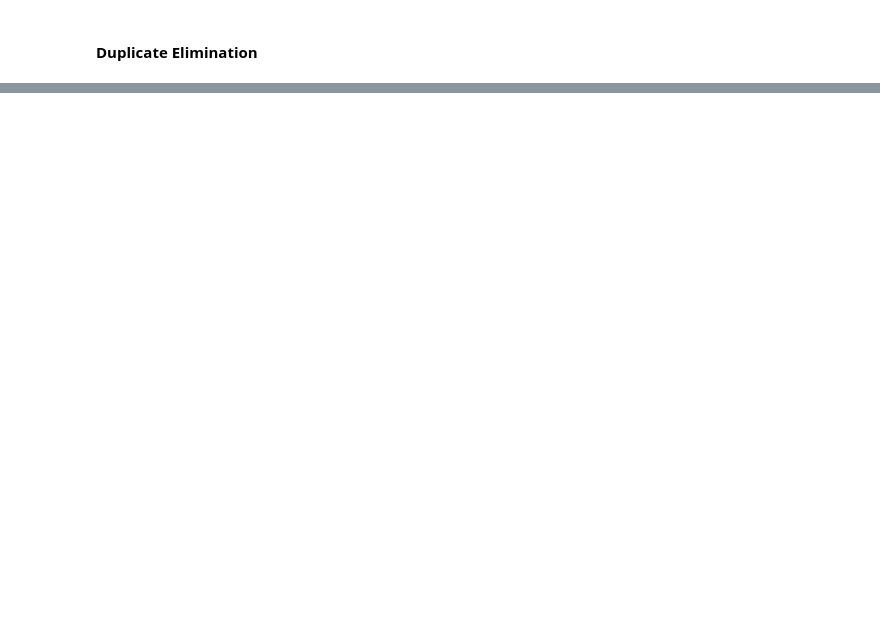
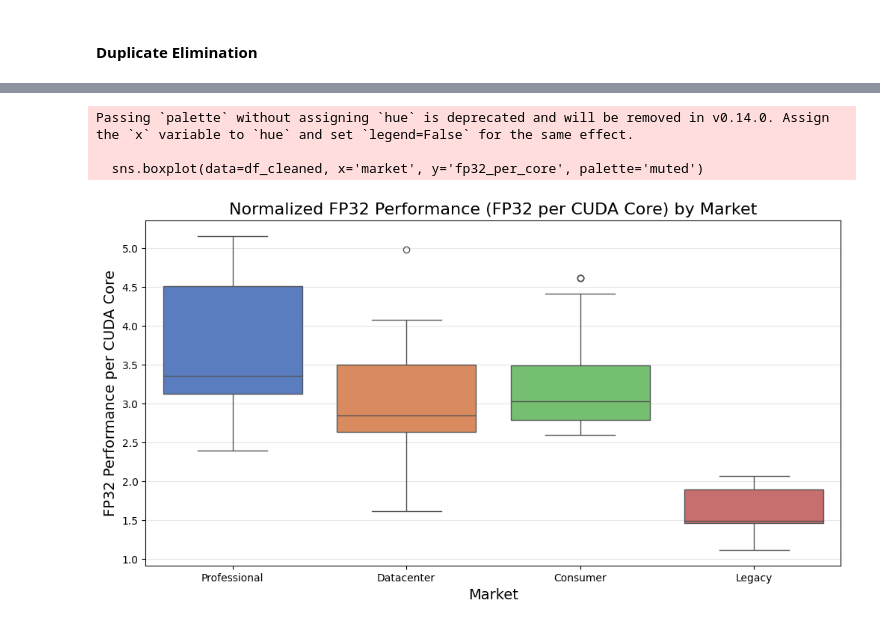
Before and after one commit to CenturyGhost/nvidia_benchmark, a Jupyter notebook: huang_enthousiast.ipynb, the cells around one changed output, grey strips where cells are left out. Drawn from its saved outputs; the diff is of its cells as text; code cells hidden in the pictures; blank space fills up the shorter version.

```diff
--- a/huang_enthousiast.ipynb
+++ b/huang_enthousiast.ipynb
@@ -883,0 +1017,17 @@ plt.show()
+# %%
+# Add a column for FP32 performance per CUDA core
+df_cleaned['fp32_per_core'] = df_cleaned['fp32'] / df_cleaned['cuda_cores']
+
+# Plot normalized performance
+plt.figure(figsize=(12, 6))
+sns.boxplot(data=df_cleaned, x='market', y='fp32_per_core', palette='muted')
+plt.title('Normalized FP32 Performance (FP32 per CUDA Core) by Market', fontsize=16)
+plt.xlabel('Market', fontsize=14)
+plt.ylabel('FP32 Performance per CUDA Core', fontsize=14)
+plt.grid(axis='y', alpha=0.3)
+plt.show()
+# %% [output]
+Passing `palette` without assigning `hue` is deprecated and will be removed in v0.14.0. Assign the `x` variable to `hue` and set `legend=False` for the same effect.
+
+  sns.boxplot(data=df_cleaned, x='market', y='fp32_per_core', palette='muted')
+[figure, added]
```
Also changed, not shown: parts of 17 cells of this notebook.
